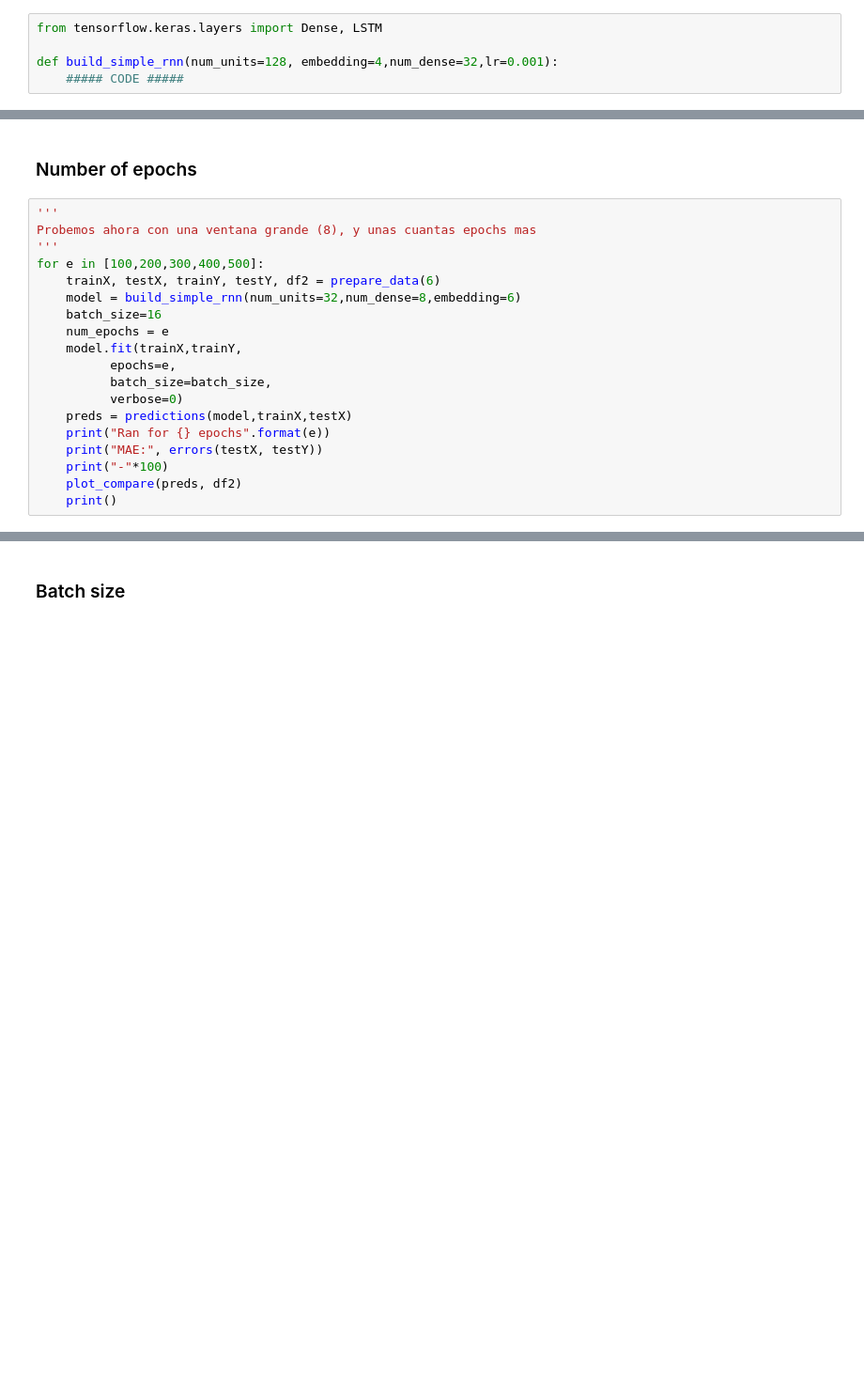
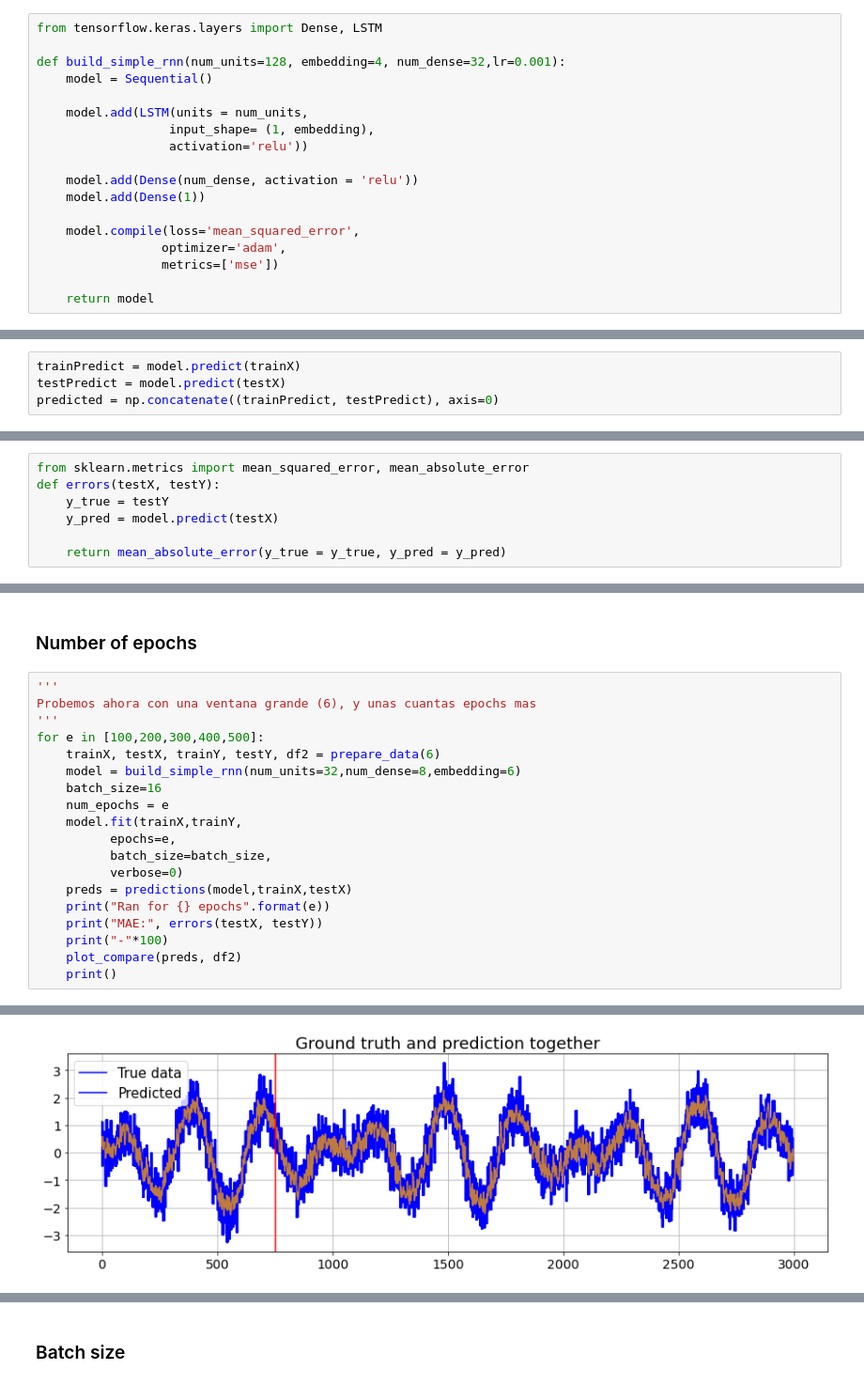
Before and after one commit to CarlosDiazGirol/thebridgedsftsep20, a Jupyter notebook: 3-Machine Learning/3-Time Series/4 - SimpleRNN-time-series-LSTM.ipynb, the cells around one changed output, grey strips where cells are left out. Shown at 94% size. Cells and saved outputs as stored; diff of their text form; blank space fills up the shorter version.

Commit message:
LSTM Clase

```diff
--- a/3-Machine Learning/3-Time Series/4 - SimpleRNN-time-series-LSTM.ipynb
+++ b/3-Machine Learning/3-Time Series/4 - SimpleRNN-time-series-LSTM.ipynb
@@ -105,7 +180,20 @@ print("Test data shape:", testX.shape,', ',testY.shape)
 # %%
 from tensorflow.keras.layers import Dense, LSTM
 
-def build_simple_rnn(num_units=128, embedding=4,num_dense=32,lr=0.001):
-    ##### CODE #####
+def build_simple_rnn(num_units=128, embedding=4, num_dense=32,lr=0.001):
+    model = Sequential()
+
+    model.add(LSTM(units = num_units,
+                  input_shape= (1, embedding),
+                  activation='relu'))
+
+    model.add(Dense(num_dense, activation = 'relu'))
+    model.add(Dense(1))
+
+    model.compile(loss='mean_squared_error',
+                 optimizer='adam',
+                 metrics=['mse'])
+
+    return model
 # %%
 model = build_simple_rnn()
@@ -162,0 +290,4 @@ plt.show()
+# %%
+trainPredict = model.predict(trainX)
+testPredict = model.predict(testX)
+predicted = np.concatenate((trainPredict, testPredict), axis=0)
@@ -245,3 +385,10 @@ from sklearn.metrics import mean_squared_error, mean_absolute_error
+# %%
+from sklearn.metrics import mean_squared_error, mean_absolute_error
+def errors(testX, testY):
+    y_true = testY
+    y_pred = model.predict(testX)
+
+    return mean_absolute_error(y_true = y_true, y_pred = y_pred)
 # %%
 for s in [2,4,6,8,10,12]:
     trainX,testX,trainY,testY,df2 = prepare_data(s)
@@ -262,7 +434,7 @@ for s in [2,4,6,8,10,12]:
 ### Number of epochs
 # %%
 '''
-Probemos ahora con una ventana grande (8), y unas cuantas epochs mas
+Probemos ahora con una ventana grande (6), y unas cuantas epochs mas
 '''
 for e in [100,200,300,400,500]:
     trainX, testX, trainY, testY, df2 = prepare_data(6)
@@ -279,3 +451,4 @@ for e in [100,200,300,400,500]:
     print("-"*100)
     plot_compare(preds, df2)
     print()
+# %% [output]
@@ -281,0 +458 @@ for e in [100,200,300,400,500]:
+[figure, added]
```
Also changed, not shown: parts of 28 cells of this notebook, 1 other file.
